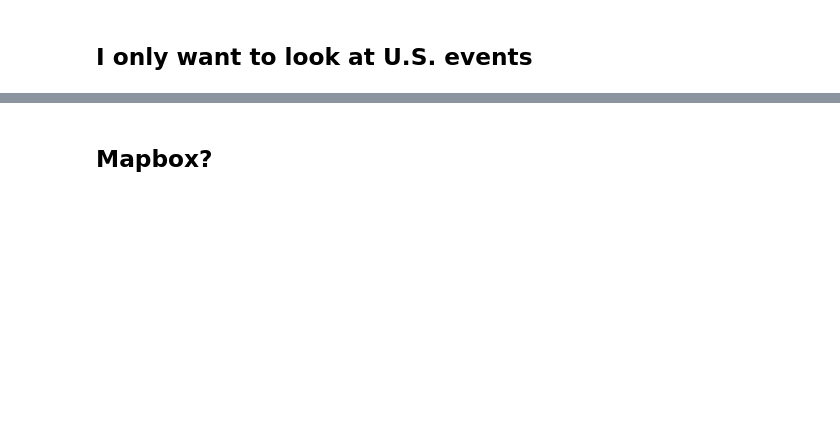
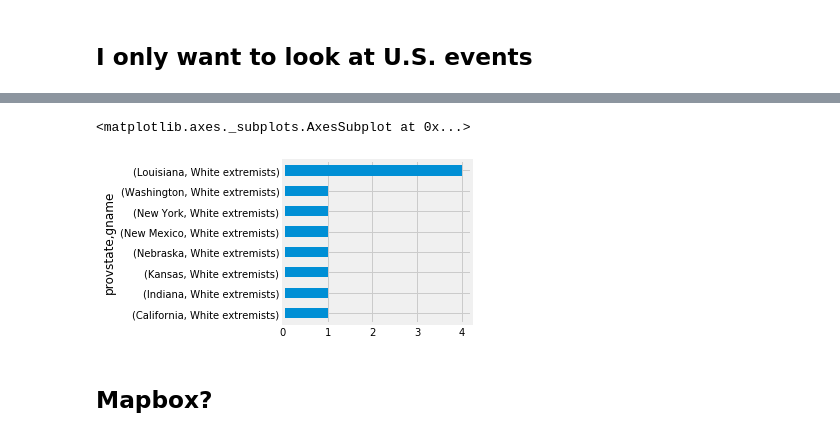
Before and after one commit to sawyerclick/portfolio, a Jupyter notebook: project/terrorism/terrorism.ipynb, the cells around one changed output, grey strips where cells are left out. Drawn from its saved outputs; the diff is of its cells as text; code cells hidden in the pictures; blank space fills up the shorter version.

```diff
--- a/project/terrorism/terrorism.ipynb
+++ b/project/terrorism/terrorism.ipynb
@@ -76,3 +117,8 @@ df[df.gname != "Unknown"].gname.value_counts().head(25).sort_values().plot(kind=
+# %%
+df[df.gname == 'White extremists'].groupby('provstate').gname.value_counts().sort_values().plot(kind='barh', figsize=(3,3))
+# %% [output]
+<matplotlib.axes._subplots.AxesSubplot at 0x...>
+[figure, added]
 # %%
 df.nkill = df.nkill.astype(str)
 # %%
```
Also changed, not shown: parts of 21 cells of this notebook, 14 other files.
